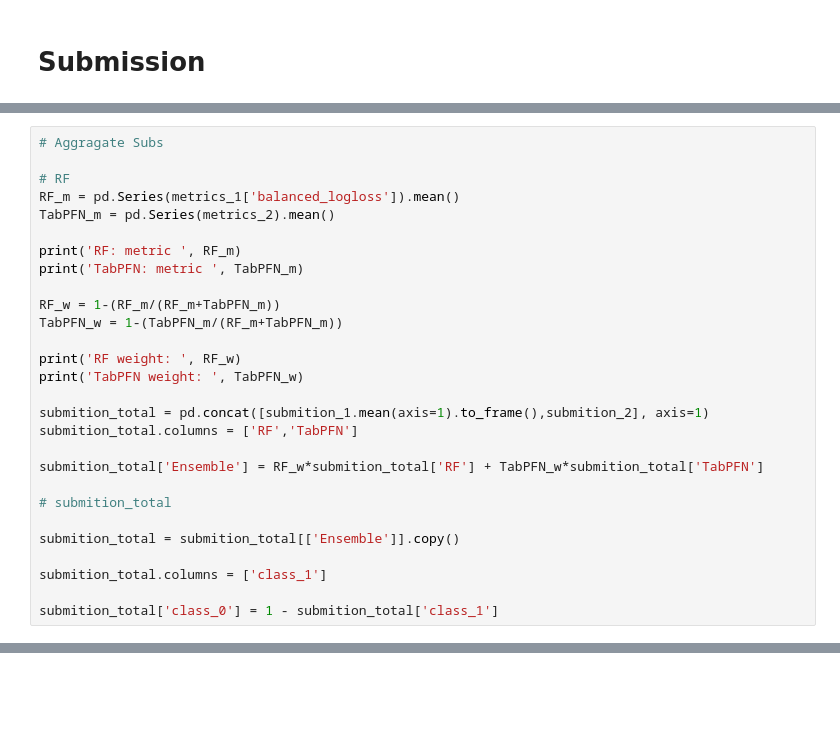
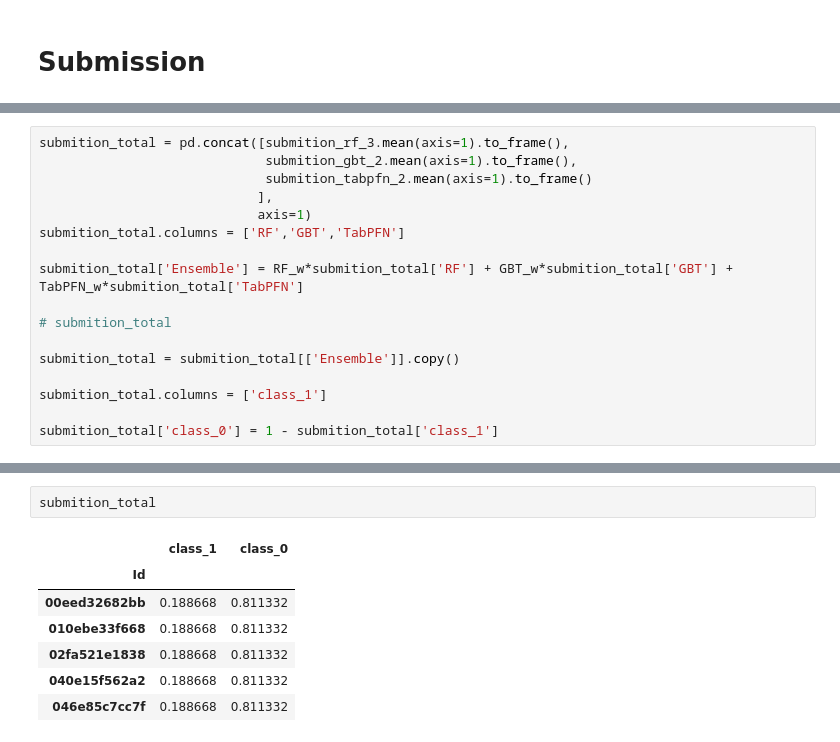
Before and after one commit to Bagirov-lab/Kaggle, a Jupyter notebook: identifying-age-related-train.ipynb, the cells around one changed output, grey strips where cells are left out. Cells and saved outputs as stored; diff of their text form; blank space fills up the shorter version.

```diff
--- a/identifying-age-related-train.ipynb
+++ b/identifying-age-related-train.ipynb
@@ -796,23 +902,12 @@ Validation mean: 0.2575 std: 0.1247
 # %%
-# Aggragate Subs
+submition_total = pd.concat([submition_rf_3.mean(axis=1).to_frame(),
+                             submition_gbt_2.mean(axis=1).to_frame(),
+                             submition_tabpfn_2.mean(axis=1).to_frame()
+                            ],
+                            axis=1)
+submition_total.columns = ['RF','GBT','TabPFN']
 
-# RF
-RF_m = pd.Series(metrics_1['balanced_logloss']).mean()
-TabPFN_m = pd.Series(metrics_2).mean()
-
-print('RF: metric ', RF_m)
-print('TabPFN: metric ', TabPFN_m)
-
-RF_w = 1-(RF_m/(RF_m+TabPFN_m))
-TabPFN_w = 1-(TabPFN_m/(RF_m+TabPFN_m))
-
-print('RF weight: ', RF_w)
-print('TabPFN weight: ', TabPFN_w)
-
-submition_total = pd.concat([submition_1.mean(axis=1).to_frame(),submition_2], axis=1)
-submition_total.columns = ['RF','TabPFN']
-
-submition_total['Ensemble'] = RF_w*submition_total['RF'] + TabPFN_w*submition_total['TabPFN']
+submition_total['Ensemble'] = RF_w*submition_total['RF'] + GBT_w*submition_total['GBT'] + TabPFN_w*submition_total['TabPFN']
 
 # submition_total
 
@@ -838,0 +921,10 @@ submition_total.to_csv('/kaggle/working/submission.csv', index=True)
+# %%
+submition_total
+# %% [output]
+|  | class_1 | class_0 |
+| Id |  |  |
+| 00eed32682bb | 0.188668 | 0.811332 |
+| 010ebe33f668 | 0.188668 | 0.811332 |
+| 02fa521e1838 | 0.188668 | 0.811332 |
+| 040e15f562a2 | 0.188668 | 0.811332 |
+| 046e85c7cc7f | 0.188668 | 0.811332 |
```
Also changed, not shown: parts of 10 cells of this notebook.
